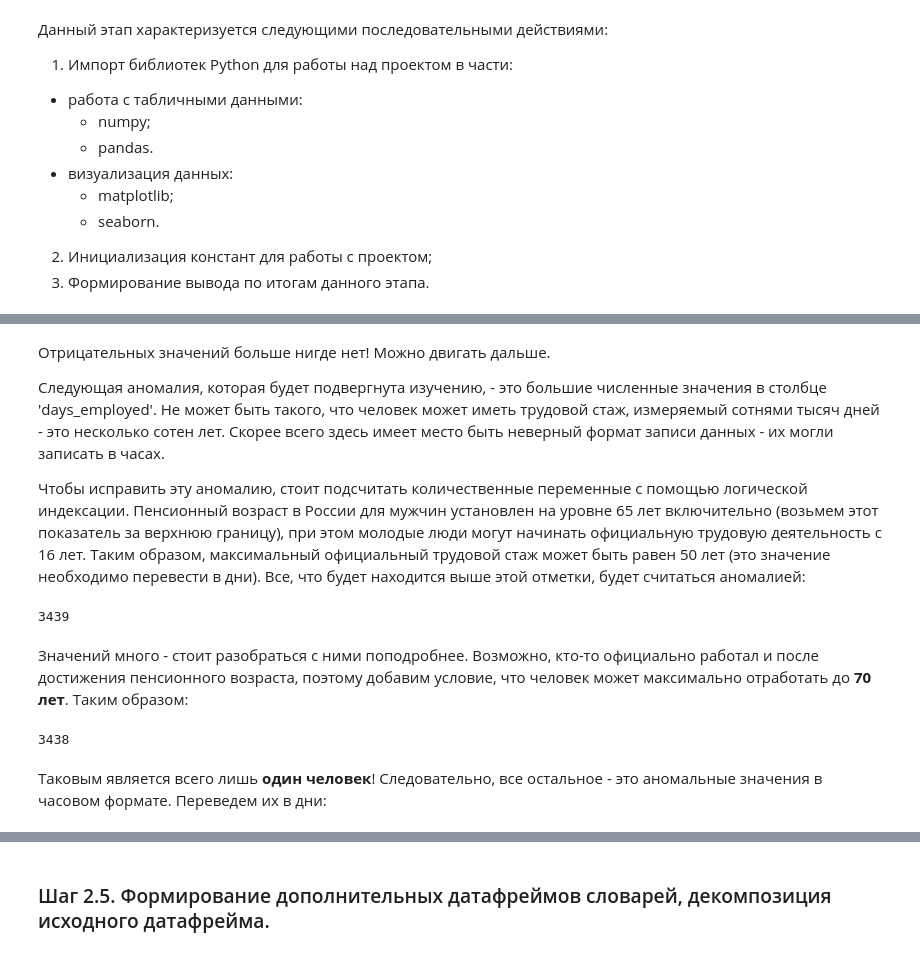
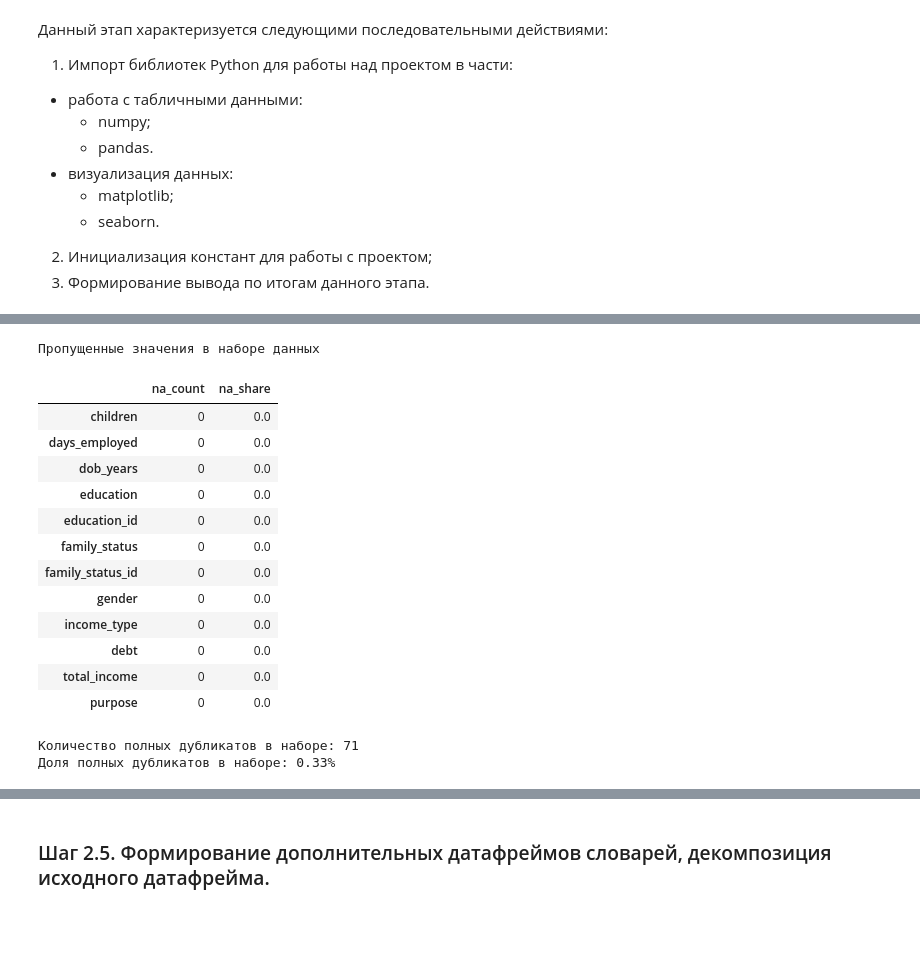
Before and after one commit to MrKostas/Yandex-Praktikum_Data-Analyst-projects, a Jupyter notebook: notebooks/DA_PetProject 2_The Reliability of Borrowers.ipynb, the cells around one changed output, grey strips where cells are left out. Saved outputs shown, nothing was run; the diff lists cells and outputs as text; code cells hidden in the pictures; blank space fills up the shorter version.

```diff
--- a/notebooks/DA_PetProject 2_The Reliability of Borrowers.ipynb
+++ b/notebooks/DA_PetProject 2_The Reliability of Borrowers.ipynb
@@ -106,0 +266,12 @@ dtype: int64
+# %%
+# пользовательская функция обработки строковых значений по набору данных
+def string_preparation(column : pd.Series) -> pd.Series:
+    return (
+        column.str.strip()
+        .str.lower()
+        .str.replace(' ', '_')
+    )
+
+# обработка неявных дубликатов по категориальным строковым признакам
+for col in ['education', 'family_status', 'income_type', 'purpose']:
+    data[col] = string_preparation(data[col])
@@ -107,4 +296,11 @@ dtype: int64
 # %%
-# заполняем пропуски в столбцах days_employed и total_income медианным значением (как по условию)
-df['days_employed'] = df['days_employed'].fillna(df['days_employed'].median())
-df['total_income'] = df['total_income'].fillna(df['total_income'].median())
+# заполнение пустых значений с учетом профессиональной группы клиента
+
+# инициализация пользовательской функции заполнения значений в зависимости от группы
+def fillna_by_group(df : pd.DataFrame, na_column : str, group_column : str, function : str) -> pd.Series:
+    return (
+        df[na_column].fillna(
+            df.groupby(group_column)[na_column]
+            .transform(function)
+        )
+    )
@@ -230,20 +307,22 @@ print(df[df['total_income'] < 0]['total_income'].count())
-# %% [markdown]
-Отрицательных значений больше нигде нет! Можно двигать дальше.
-
-Следующая аномалия, которая будет подвергнута изучению, - это большие численные значения в столбце 'days_employed'. Не может быть такого, что человек может иметь трудовой стаж, измеряемый сотнями тысяч дней - это несколько сотен лет. Скорее всего здесь имеет место быть неверный формат записи данных - их могли записать в часах.
-
-Чтобы исправить эту аномалию, стоит подсчитать количественные переменные с помощью логической индексации. Пенсионный возраст в России для мужчин установлен на уровне 65 лет включительно (возьмем этот показатель за верхнюю границу), при этом молодые люди могут начинать официальную трудовую деятельность с 16 лет. Таким образом, максимальный официальный трудовой стаж может быть равен 50 лет (это значение необходимо перевести в дни). Все, что будет находится выше этой отметки, будет считаться аномалией:
-# %%
-# переведем 50-летний трудовой стаж в дни, используя стандартное количество дней в году, равное 365:
-print(df[df['days_employed'] > 50 * 365]['days_employed'].count())
-# %% [output]
-3439
-# %% [markdown]
-Значений много - стоит разобраться с ними поподробнее. Возможно, кто-то официально работал и после достижения пенсионного возраста, поэтому добавим условие, что человек может максимально отработать до **70 лет**. Таким образом:
-# %%
-# переведем 55-летний трудовой стаж в количество дней и посмотрим, сколько людей отработали сверх данной вводной:
-print(df[df['days_employed'] > 55 * 365]['days_employed'].count())
-# %% [output]
-3438
-# %% [markdown]
-Таковым является всего лишь **один человек**! Следовательно, все остальное - это аномальные значения в часовом формате. Переведем их в дни:
+# %%
+# заполнение пустот по группам
+data['total_income'] = fillna_by_group(data, 'total_income', 'income_type', 'median')
+data['days_employed'] = fillna_by_group(data, 'days_employed', 'income_type', 'median')
+
+# проверка наличия пустот в наборе данных
+na_statistics(data)
+# %% [output]
+Пропущенные значения в наборе данных
+|  | na_count | na_share |
+| children | 0 | 0.0 |
+| days_employed | 0 | 0.0 |
+| dob_years | 0 | 0.0 |
+| education | 0 | 0.0 |
+| education_id | 0 | 0.0 |
+| family_status | 0 | 0.0 |
+| family_status_id | 0 | 0.0 |
+| gender | 0 | 0.0 |
+| income_type | 0 | 0.0 |
+| debt | 0 | 0.0 |
+| total_income | 0 | 0.0 |
+| purpose | 0 | 0.0 |
@@ -249,0 +344,7 @@ print(df[df['days_employed'] > 55 * 365]['days_employed'].count())
+# %%
+# проверка набора данных на наличие полных дубликатов
+print(f'Количество полных дубликатов в наборе: {int(data.duplicated().sum())}')
+print(f'Доля полных дубликатов в наборе: {float(data.duplicated().sum() / data.shape[0]):.2%}')
+# %% [output]
+Количество полных дубликатов в наборе: 71
+Доля полных дубликатов в наборе: 0.33%
```
Also changed, not shown: parts of 94 cells of this notebook.
